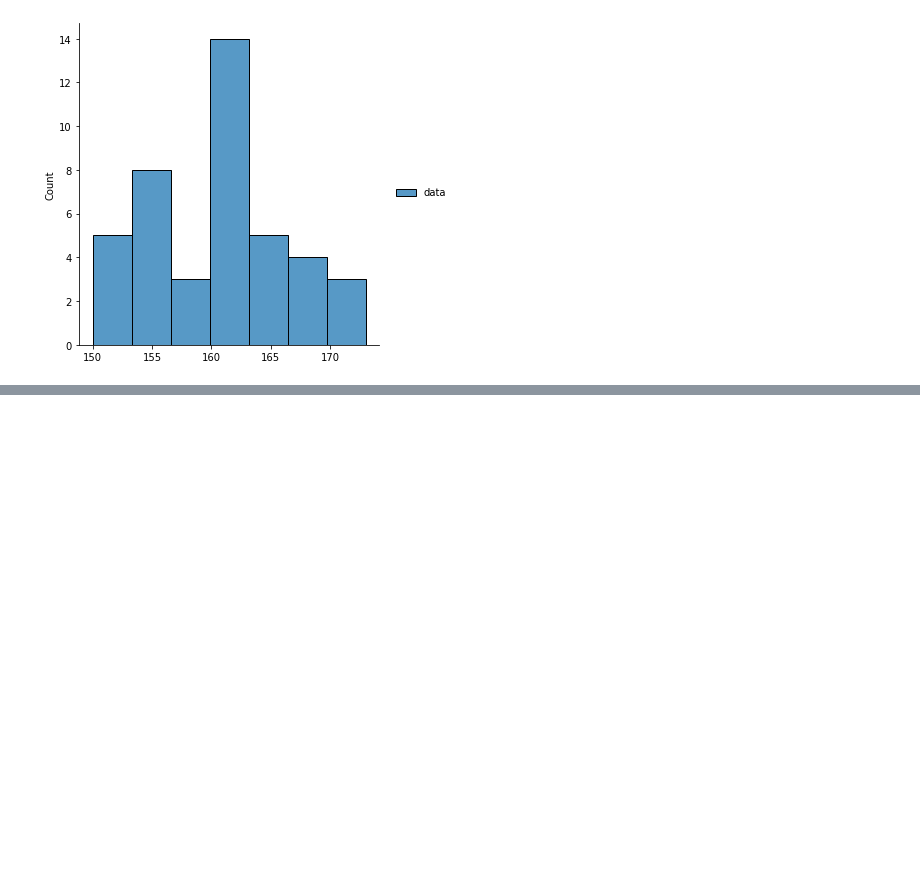
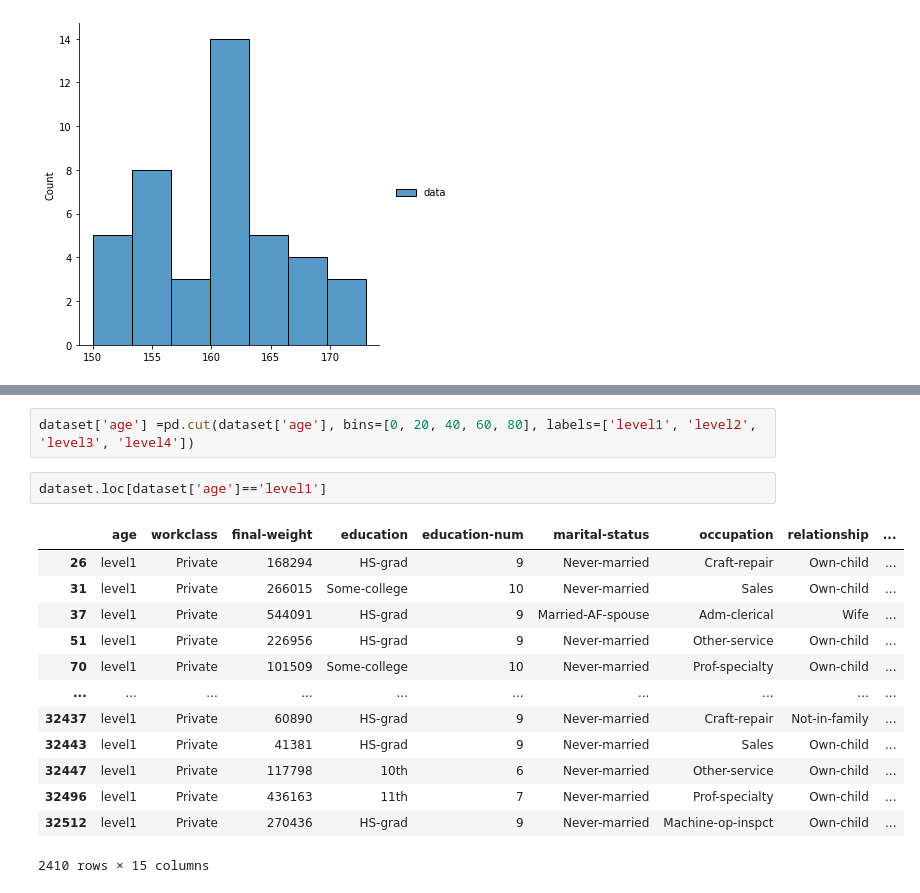
Before and after one commit to adilsonsimiaoDK/StatisticToDS, a Jupyter notebook: frenquency_distribution.ipynb, the cells around one changed output, grey strips where cells are left out. Drawn from its saved outputs; the diff is of its cells as text; blank space fills up the shorter version.

```diff
--- a/frenquency_distribution.ipynb
+++ b/frenquency_distribution.ipynb
@@ -92,0 +106,18 @@ sns.displot(dataset);
+# %%
+dataset['age'] =pd.cut(dataset['age'], bins=[0, 20, 40, 60, 80], labels=['level1', 'level2', 'level3', 'level4'])
+# %%
+dataset.loc[dataset['age']=='level1']
+# %% [output]
+|  | age | workclass | final-weight | education | education-num | marital-status | occupation | relationship | ... |
+| 26 | level1 | Private | 168294 | HS-grad | 9 | Never-married | Craft-repair | Own-child | ... |
+| 31 | level1 | Private | 266015 | Some-college | 10 | Never-married | Sales | Own-child | ... |
+| 37 | level1 | Private | 544091 | HS-grad | 9 | Married-AF-spouse | Adm-clerical | Wife | ... |
+| 51 | level1 | Private | 226956 | HS-grad | 9 | Never-married | Other-service | Own-child | ... |
+| 70 | level1 | Private | 101509 | Some-college | 10 | Never-married | Prof-specialty | Own-child | ... |
+| ... | ... | ... | ... | ... | ... | ... | ... | ... | ... |
+| 32437 | level1 | Private | 60890 | HS-grad | 9 | Never-married | Craft-repair | Not-in-family | ... |
+| 32443 | level1 | Private | 41381 | HS-grad | 9 | Never-married | Sales | Own-child | ... |
+| 32447 | level1 | Private | 117798 | 10th | 6 | Never-married | Other-service | Own-child | ... |
+| 32496 | level1 | Private | 436163 | 11th | 7 | Never-married | Prof-specialty | Own-child | ... |
+| 32512 | level1 | Private | 270436 | HS-grad | 9 | Never-married | Machine-op-inspct | Own-child | ... |
+2410 rows × 15 columns
```
Also changed, not shown: parts of 7 cells of this notebook.
